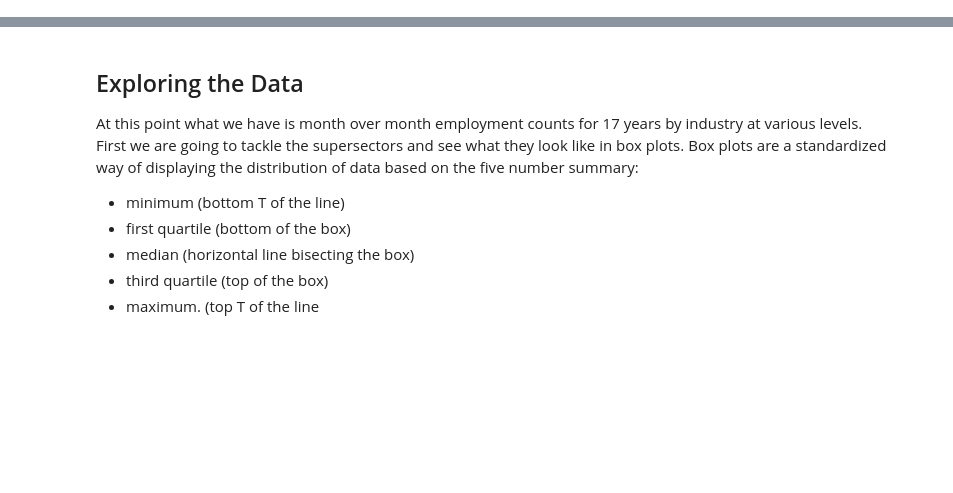
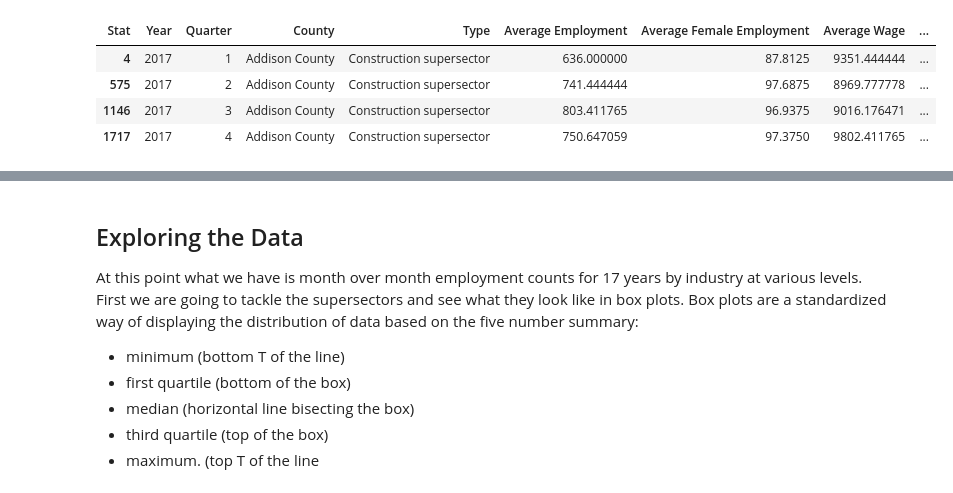
Before and after one commit to kefortney/Labor-Ind-Sect-State-County-2000-2017, a Jupyter notebook: Data Exploration of labor.ipynb, the cells around one changed output, grey strips where cells are left out. Saved outputs shown, nothing was run; the diff lists cells and outputs as text; code cells hidden in the pictures; blank space fills up the shorter version.

```diff
--- a/Data Exploration of labor.ipynb
+++ b/Data Exploration of labor.ipynb
@@ -59 +122,15 @@ annual = cumllaborcnty[cumllaborcnty['Time'].isin(annuallist)]
+# %%
+addison = test2[test2['County'] == "Addison County"]
+# %%
+
+conaddison = addison[addison['Type'] == 'Construction supersector']
+
+conaddison.head(40)
+#sns.jointplot(x='Average Employment', y='Average Wage', data=conaddison)
+# %% [output]
+| Stat | Year | Quarter | County | Type | Average Employment | Average Female Employment | Average Wage | ... |
+| 4 | 2017 | 1 | Addison County | Construction supersector | 636.000000 | 87.8125 | 9351.444444 | ... |
+| 575 | 2017 | 2 | Addison County | Construction supersector | 741.444444 | 97.6875 | 8969.777778 | ... |
+| 1146 | 2017 | 3 | Addison County | Construction supersector | 803.411765 | 96.9375 | 9016.176471 | ... |
+| 1717 | 2017 | 4 | Addison County | Construction supersector | 750.647059 | 97.3750 | 9802.411765 | ... |
 # %%
```
Also changed, not shown: parts of 42 cells of this notebook, 3 other files.
